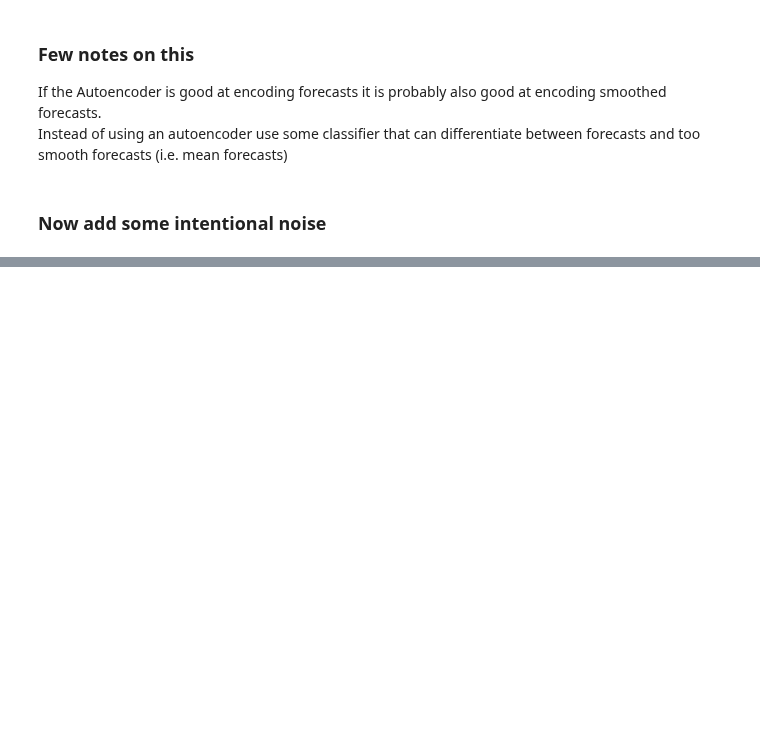
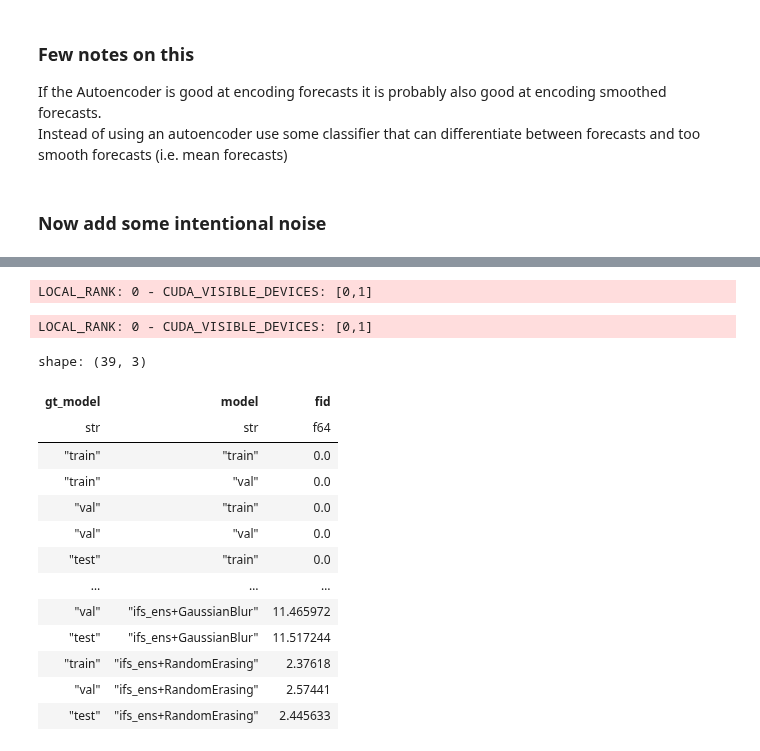
Before and after one commit to m-j-w-f/GenPP, a Jupyter notebook: src/genpp/eval/FID/vis_fid.ipynb, the cells around one changed output, grey strips where cells are left out. Drawn from its saved outputs; the diff is of its cells as text; code cells hidden in the pictures; blank space fills up the shorter version.

```diff
--- a/src/genpp/eval/FID/vis_fid.ipynb
+++ b/src/genpp/eval/FID/vis_fid.ipynb
@@ -176,11 +344,11 @@ from torchvision.transforms import v2
 from genpp.data.zarr_dataset import TransformTensorDataset
 # %%
 ens_fc = (
-    xr.open_dataset(BASE_DIR / "data" / "weatherbench2" / "ifs_ens.zarr")
-    .sel(time=val_slice)[FC_VARS]
-    .stack(prediction=["time", "prediction_timedelta", "number"])
+    xr.open_dataset(BASE_DIR / "data" / "weatherbench2" / "ifs_ens.zarr")[FC_VARS]
+    .stack(prediction=["time", "prediction_timedelta"])
+    .sel(prediction=VAL_PREDICTIONS)
     .to_dataarray("feature")
-    .transpose("prediction", "feature", "longitude", "latitude")
+    .transpose("prediction", "number", "feature", "longitude", "latitude")
 )
 # %%
 gaussian_noise = v2.GaussianNoise(mean=0.0, sigma=1, clip=False)  # p=1 by default
@@ -189,21 +357,23 @@ black_rectangle = v2.RandomErasing(
     p=1,
     scale=(0.02, 0.33),
     ratio=(0.3, 3.3),
-    value=tuple(ens_fc.mean(["prediction", "longitude", "latitude"]).values),  # type: ignore
+    value=tuple(ens_fc.mean(["prediction", "number", "longitude", "latitude"]).values),  # type: ignore
 )
 
 defects = [gaussian_noise, gaussian_blur, black_rectangle]
-
 for defect in defects:
-    name = "Real_" + defect.__class__.__name__
-    ens_fc_ds = TransformTensorDataset(torch.tensor(ens_fc.values).float(), transform=defect)
+    name = "ifs_ens+" + defect.__class__.__name__
+    ens_fc_tensor = rearrange(
+        torch.tensor(ens_fc.values).float(),
+        "prediction number feature longitude latitude -> (prediction number) feature longitude latitude",
+    )
+    ens_fc_ds = TransformTensorDataset(ens_fc_tensor, transform=defect)
     dl = DataLoader(ens_fc_ds, batch_size=265, shuffle=False)
-    predictions = trainer.predict(ae, dl)
+    predictions = trainer.predict(encoder, dl)
     predictions = torch.cat(predictions, dim=0)  # type: ignore
     for gt_name, gt_model_latents in gt_latents.items():
         fid_value = fid(
-            mu1=gt_model_latents["mean"],
-            sigma1=gt_model_latents["cov"],
+            features1=gt_model_latents,
             features2=predictions,  # type: ignore
         )
         rows.append(
@@ -216,3 +386,4 @@ for defect in defects:
 
 fid_df = pl.DataFrame(rows).with_columns(pl.col("fid").clip(0, None))
 fid_df
+# %% [output]
@@ -219,3 +392,19 @@ fid_df
+LOCAL_RANK: 0 - CUDA_VISIBLE_DEVICES: [0,1]
+LOCAL_RANK: 0 - CUDA_VISIBLE_DEVICES: [0,1]
+shape: (39, 3)
+| gt_model | model | fid |
+| str | str | f64 |
+| "train" | "train" | 0.0 |
+| "train" | "val" | 0.0 |
+| "val" | "train" | 0.0 |
+| "val" | "val" | 0.0 |
+| "test" | "train" | 0.0 |
+| … | … | … |
+| "val" | "ifs_ens+GaussianBlur" | 11.465972 |
+| "test" | "ifs_ens+GaussianBlur" | 11.517244 |
+| "train" | "ifs_ens+RandomErasing" | 2.37618 |
+| "val" | "ifs_ens+RandomErasing" | 2.57441 |
+| "test" | "ifs_ens+RandomErasing" | 2.445633 |
 # %%
 fid_df.hvplot.heatmap(  # pyright: ignore[reportAttributeAccessIssue]
     x="gt_model",
```
Also changed, not shown: parts of 21 cells of this notebook, 2 other files.
